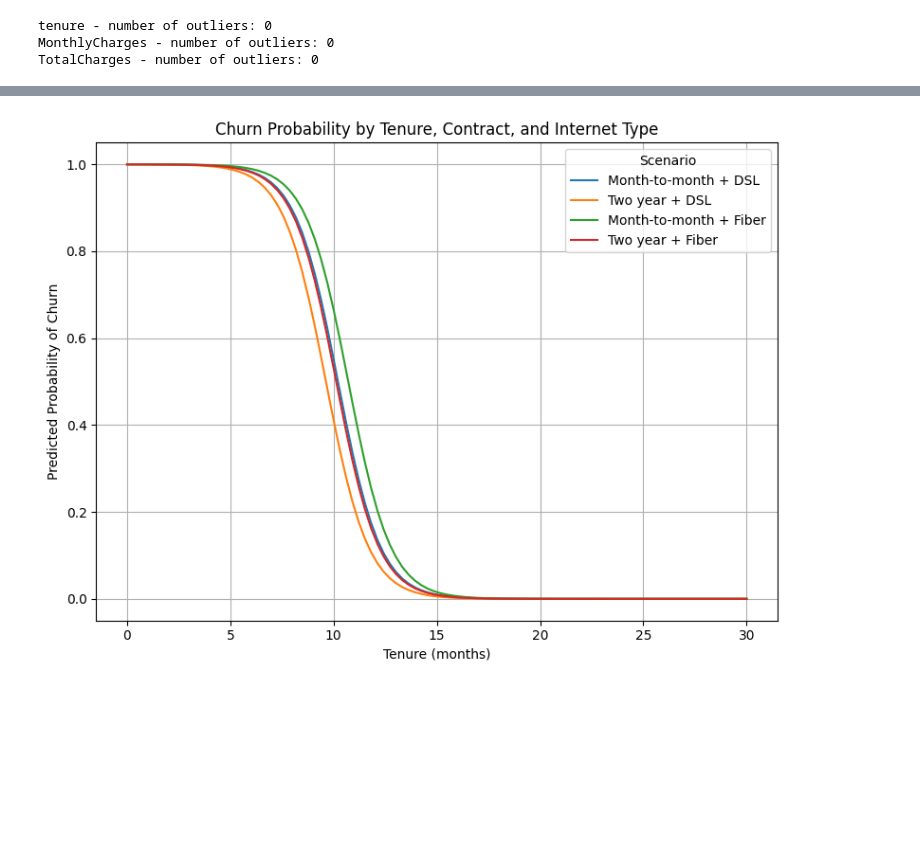
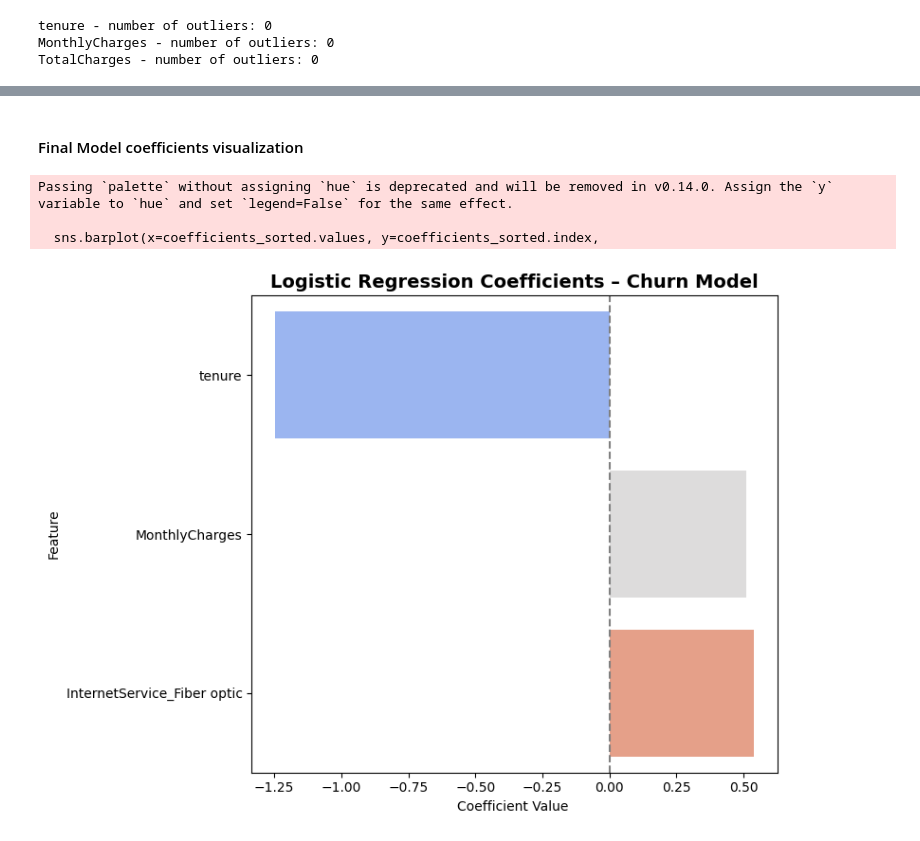
Before and after one commit to celina-ayl/data-science-project, a Jupyter notebook: predictiveModelling.ipynb, the cells around one changed output, grey strips where cells are left out. Saved outputs shown, nothing was run; the diff lists cells and outputs as text; code cells hidden in the pictures; blank space fills up the shorter version.

Commit message:
changes to the model

```diff
--- a/predictiveModelling.ipynb
+++ b/predictiveModelling.ipynb
@@ -200,69 +252,21 @@ See the caveats in the documentation: https://pandas.pydata.org/pandas-docs/stab
+# %% [markdown]
+#### Final Model coefficients visualization
 # %%
+# Final model coefficients visualization
+coefficients = pd.Series(log_model.coef_[0], index=X_train_top.columns)
+coefficients_sorted = coefficients.sort_values()
 
-#Fit separate scalers for tenure and MonthlyCharges
-tenure_scaler = StandardScaler()
-tenure_scaler.fit(X[['tenure']])
-
-monthly_scaler = StandardScaler()
-monthly_scaler.fit(X[['MonthlyCharges']])
-
-
-
-# Create a smooth range of tenure values
-tenure_range = np.linspace(0, 30, 100)
-
-# Define scenarios
-scenarios = [
-    {'Contract_Two year': 0, 'InternetService_Fiber optic': 0, 'label': 'Month-to-month + DSL'},
-    {'Contract_Two year': 1, 'InternetService_Fiber optic': 0, 'label': 'Two year + DSL'},
-    {'Contract_Two year': 0, 'InternetService_Fiber optic': 1, 'label': 'Month-to-month + Fiber'},
-    {'Contract_Two year': 1, 'InternetService_Fiber optic': 1, 'label': 'Two year + Fiber'},
-]
-
-# Fit scalers for tenure and MonthlyCharges
-tenure_scaler = StandardScaler()
-tenure_scaler.fit(X_train[['tenure']])
-monthly_scaler = StandardScaler()
-monthly_scaler.fit(X_train[['MonthlyCharges']])
-
-# Prepare the plot
 plt.figure(figsize=(8, 6))
-
-for scenario in scenarios:
-    # Create a base DataFrame with all columns from X_train, filled with zeros
-    X_plot = pd.DataFrame(0, index=range(len(tenure_range)), columns=X_train.columns)
-
-    # Set dynamic values
-    X_plot['tenure'] = tenure_range
-    X_plot['Contract_Two year'] = scenario['Contract_Two year']
-    X_plot['InternetService_Fiber optic'] = scenario['InternetService_Fiber optic']
-
-    # Set fixed values (customize if needed)
-    X_plot['MonthlyCharges'] = 70
-    X_plot['DeviceProtection_Yes'] = 1
-    X_plot['StreamingMovies_Yes'] = 1
-    X_plot['OnlineBackup_Yes'] = 1
-    X_plot['PaymentMethod_Electronic check'] = 1
-    X_plot['PaymentMethod_Mailed check'] = 0
-    X_plot['PaperlessBilling_Yes'] = 1
-
-    # Scale tenure and MonthlyCharges
-    X_plot['tenure'] = tenure_scaler.transform(X_plot[['tenure']])
-    X_plot['MonthlyCharges'] = monthly_scaler.transform(X_plot[['MonthlyCharges']])
-
-    # Predict churn probabilities
-    probs = log_model.predict_proba(X_plot)[:, 1]
-
-    # Plot the curve
-    plt.plot(tenure_range, probs, label=scenario['label'])
-
-# Final plot formatting
-plt.title("Churn Probability by Tenure, Contract, and Internet Type")
-plt.xlabel("Tenure (months)")
-plt.ylabel("Predicted Probability of Churn")
-plt.legend(title="Scenario")
-plt.grid(True)
+sns.barplot(x=coefficients_sorted.values, y=coefficients_sorted.index,
+            palette='coolwarm', orient='h')
+plt.axvline(0, color='gray', linestyle='--')
+plt.title('Logistic Regression Coefficients – Churn Model', fontsize=14, weight='bold')
+plt.xlabel('Coefficient Value ')
+plt.ylabel('Feature')
 plt.tight_layout()
 plt.show()
 # %% [output]
+Passing `palette` without assigning `hue` is deprecated and will be removed in v0.14.0. Assign the `y` variable to `hue` and set `legend=False` for the same effect.
+
+  sns.barplot(x=coefficients_sorted.values, y=coefficients_sorted.index,
-[figure, old version]
+[figure, new version]
```
Also changed, not shown: parts of 8 cells of this notebook, 1 other file.
